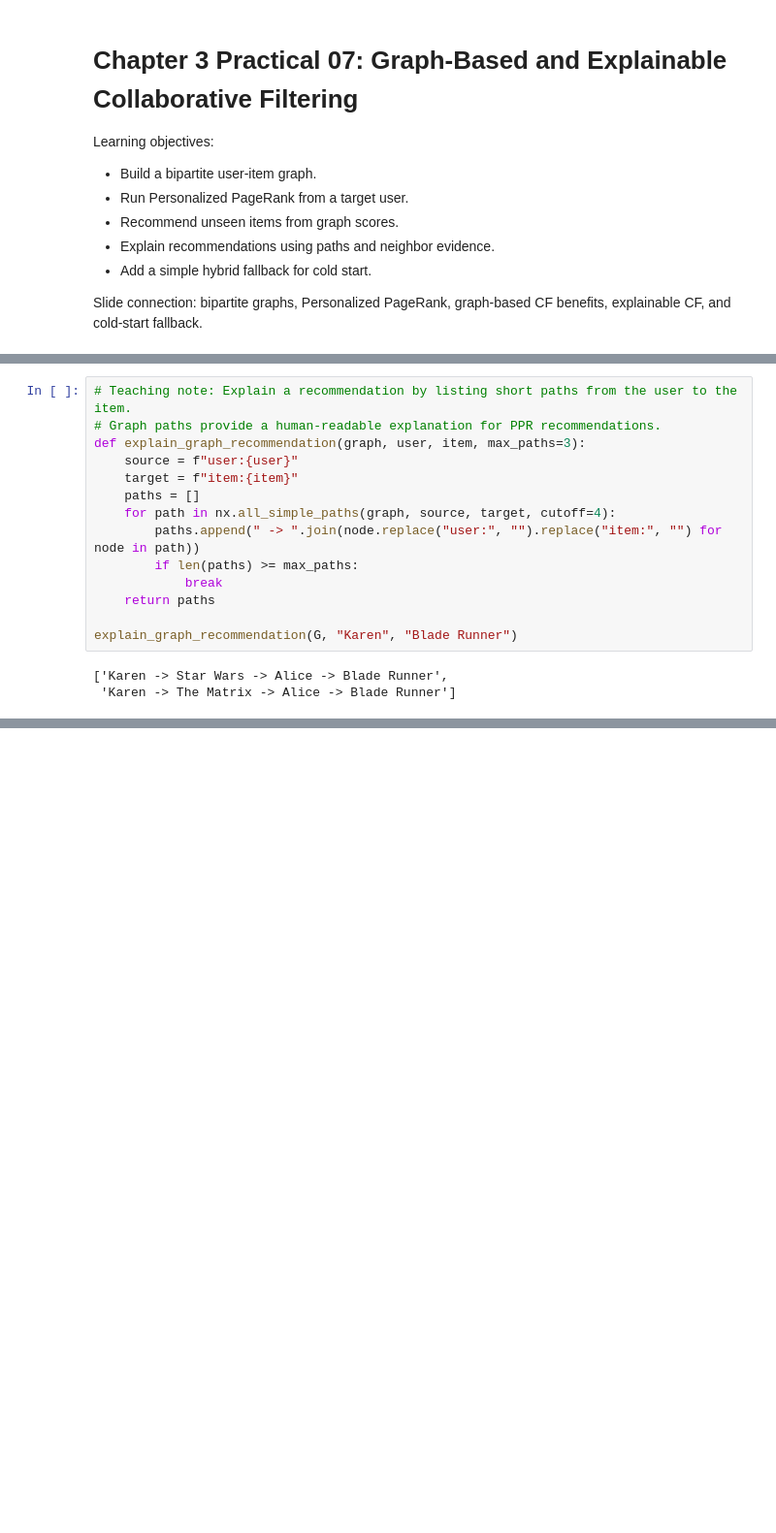
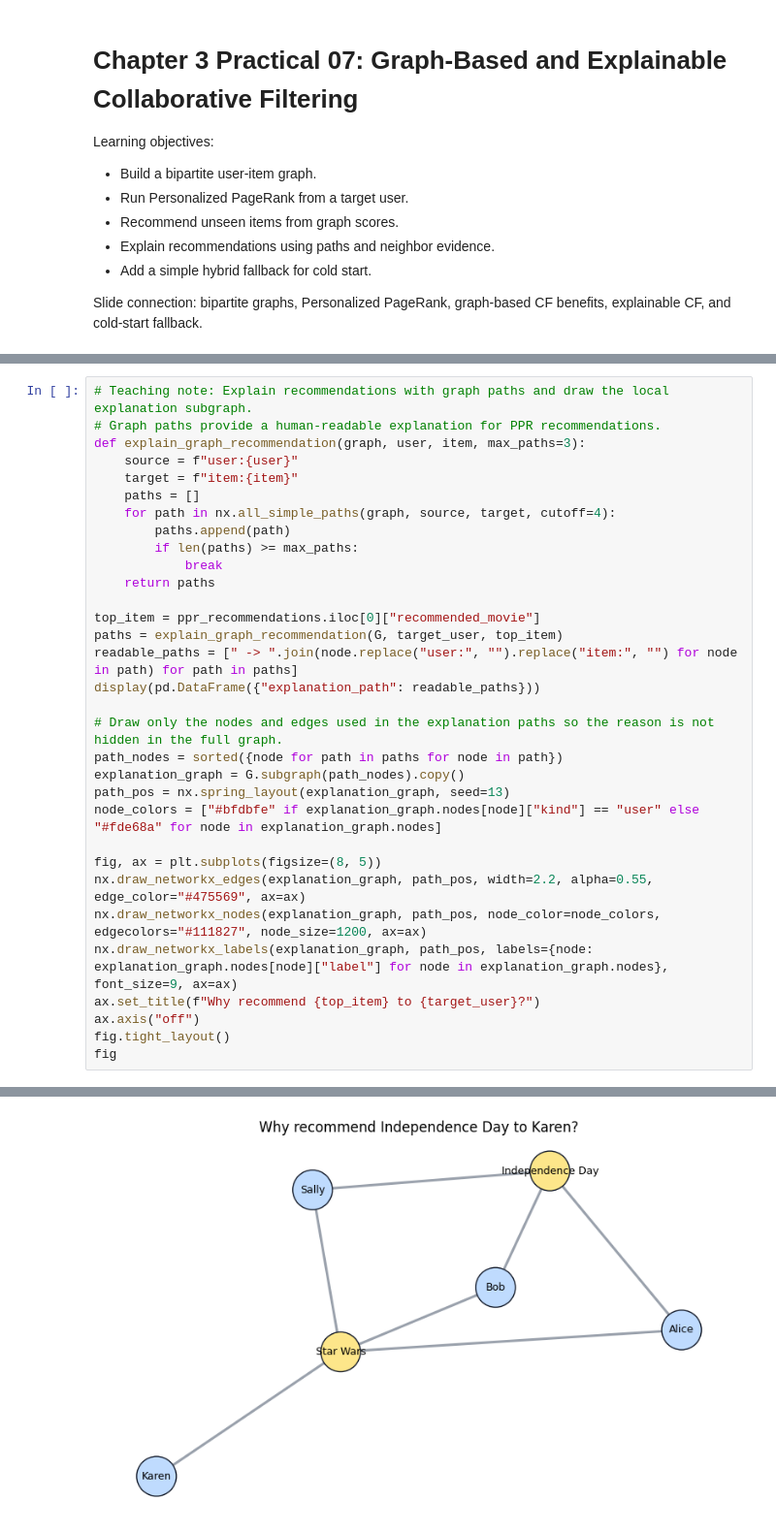
Before and after one commit to MehrdadJalali-AI/RecommenderSystems, a Jupyter notebook: chapter_03_collaborative_filtering/07_graph_ppr_explainable_hybrid_cf.ipynb, the cells around one changed output, grey strips where cells are left out. Shown at 97% size. Saved outputs shown, nothing was run; the diff lists cells and outputs as text; blank space fills up the shorter version.

```diff
--- a/chapter_03_collaborative_filtering/07_graph_ppr_explainable_hybrid_cf.ipynb
+++ b/chapter_03_collaborative_filtering/07_graph_ppr_explainable_hybrid_cf.ipynb
@@ -83,17 +120,33 @@ pd.DataFrame(recommendations).sort_values("ppr_score", ascending=False).head(5)
 # %%
-# Teaching note: Explain a recommendation by listing short paths from the user to the item.
+# Teaching note: Explain recommendations with graph paths and draw the local explanation subgraph.
 # Graph paths provide a human-readable explanation for PPR recommendations.
 def explain_graph_recommendation(graph, user, item, max_paths=3):
     source = f"user:{user}"
     target = f"item:{item}"
     paths = []
     for path in nx.all_simple_paths(graph, source, target, cutoff=4):
-        paths.append(" -> ".join(node.replace("user:", "").replace("item:", "") for node in path))
+        paths.append(path)
         if len(paths) >= max_paths:
             break
     return paths
 
-explain_graph_recommendation(G, "Karen", "Blade Runner")
+top_item = ppr_recommendations.iloc[0]["recommended_movie"]
+paths = explain_graph_recommendation(G, target_user, top_item)
+readable_paths = [" -> ".join(node.replace("user:", "").replace("item:", "") for node in path) for path in paths]
+display(pd.DataFrame({"explanation_path": readable_paths}))
+
+# Draw only the nodes and edges used in the explanation paths so the reason is not hidden in the full graph.
+path_nodes = sorted({node for path in paths for node in path})
+explanation_graph = G.subgraph(path_nodes).copy()
+path_pos = nx.spring_layout(explanation_graph, seed=13)
+node_colors = ["#bfdbfe" if explanation_graph.nodes[node]["kind"] == "user" else "#fde68a" for node in explanation_graph.nodes]
+
+fig, ax = plt.subplots(figsize=(8, 5))
+nx.draw_networkx_edges(explanation_graph, path_pos, width=2.2, alpha=0.55, edge_color="#475569", ax=ax)
+nx.draw_networkx_nodes(explanation_graph, path_pos, node_color=node_colors, edgecolors="#111827", node_size=1200, ax=ax)
+nx.draw_networkx_labels(explanation_graph, path_pos, labels={node: explanation_graph.nodes[node]["label"] for node in explanation_graph.nodes}, font_size=9, ax=ax)
+ax.set_title(f"Why recommend {top_item} to {target_user}?")
+ax.axis("off")
+fig.tight_layout()
+fig
 # %% [output]
-['Karen -> Star Wars -> Alice -> Blade Runner',
- 'Karen -> The Matrix -> Alice -> Blade Runner']
@@ -99,0 +157 @@ explain_graph_recommendation(G, "Karen", "Blade Runner")
+[figure, added]
```
Also changed, not shown: parts of 5 cells of this notebook, 6 other files.
